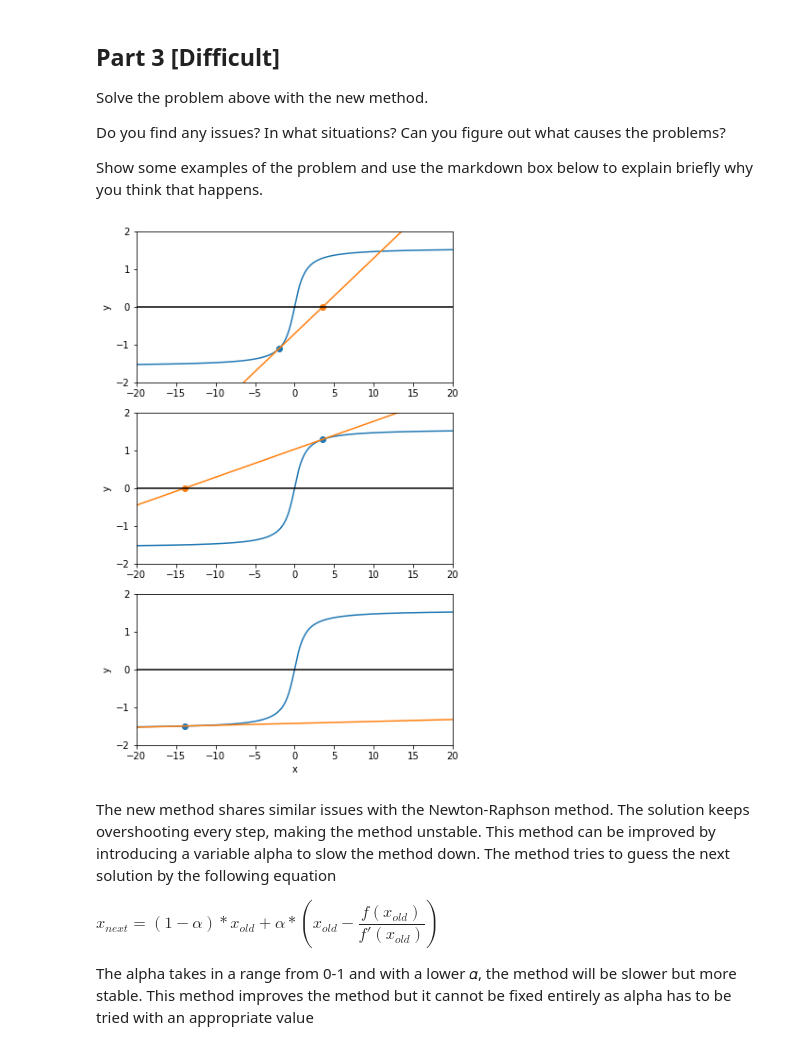
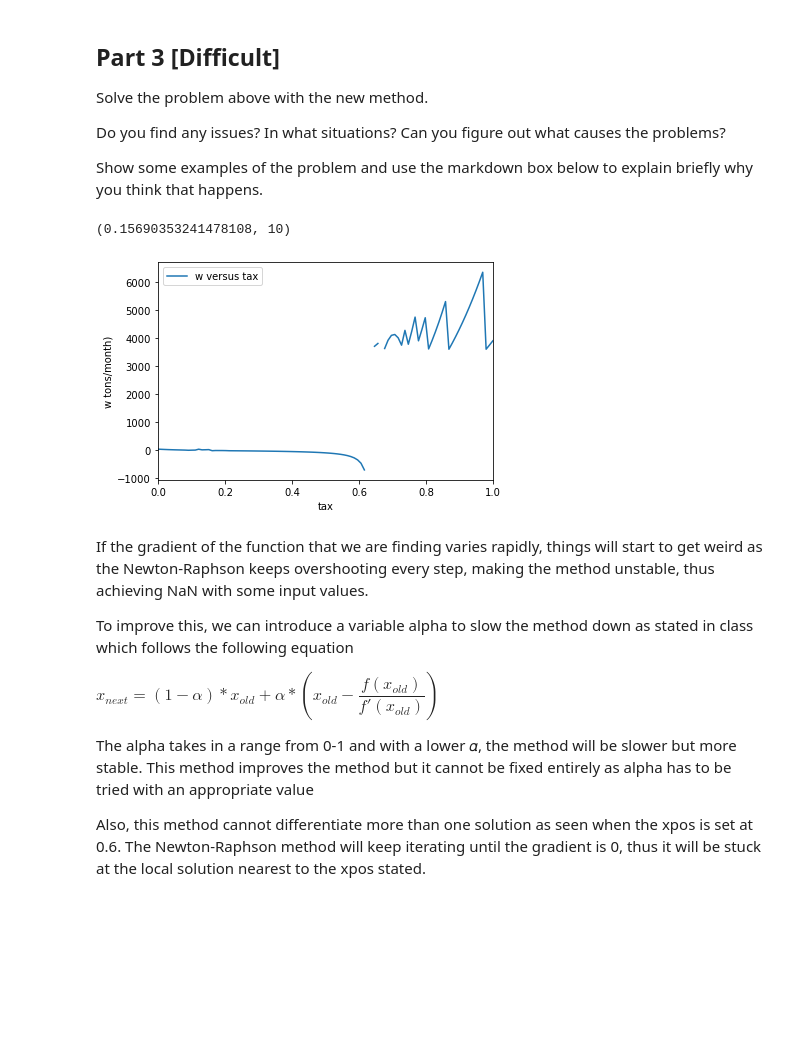
Before and after one commit to fengqingg/Waste-Optimization-Analysis, a Jupyter notebook: Waste Optimization.ipynb, the cells around one changed output. Drawn from its saved outputs; the diff is of its cells as text; code cells hidden in the pictures; blank space fills up the shorter version.

```diff
--- a/Waste Optimization.ipynb
+++ b/Waste Optimization.ipynb
@@ -244,39 +233,25 @@ Solve the problem above with the new method.
 Do you find any issues? In what situations? Can you figure out what causes the problems?
 
 Show some examples of the problem and use the markdown box below to explain briefly why you think that happens.
-# %%
-funtToUse = lambda x: np.arctan(x)
-def grad(func,x0):
-    tri=0.001
-    f1 =func(x0+tri/2)
-    f2 = func(x0-tri/2)
-    fprime= (f1-f2)/tri
-
-    return fprime
-
-numberOfPlots = 3
-
-# Construction of figures
-fig, axs = plt.subplots(numberOfPlots); axs[-1].set_xlabel('x');
-fig.subplots_adjust(wspace=0.2); fig.set_figheight(10)
-x = np.linspace(-20., 20., 200)
-y = funtToUse(x)
-x0 = -2.
-
-for subplt in axs:
-    subplt.plot(x, y)
-    subplt.scatter([x0],[funtToUse(x0)])
-    ytangent = funtToUse(x0) + grad(funtToUse,x0)*(x-x0)
-    subplt.plot(x, ytangent)
-    subplt.set_ylabel('y');  subplt.set_ylim(-2.,2.); subplt.set_xlim(-20.,20.);
-    subplt.axhline(y=0, color='k')
-    x0 = x0 - funtToUse(x0)/grad(funtToUse,x0)
-    subplt.scatter([x0],[0])
-# %% [output]
-[figure, removed]
+# %%
+tax = np.linspace(0,1,100)
+w =[]
+for i in tax:
+    w.append(OwnerFunction(i))
+plt.plot(tax, w, label = "w versus tax");
+plt.xlabel('tax'); plt.ylabel('w tons/month)'); plt.legend(); plt.xlim(0,1)
+
+findRootNewtonRaphsonDiscr(lambda x: OwnerFunction(x)-desiredW,discreteGrad,0.6,1000,0.00001,alpha=0.4)
+# %% [output]
+(0.15690353241478108, 10)
+[figure, added]
 # %% [markdown]
-The new method shares similar issues with the Newton-Raphson method. The solution keeps overshooting every step, making the method unstable. This method can be improved by introducing a variable alpha to slow the method down. The method tries to guess the next solution by the following equation
+If the gradient of the function that we are finding varies rapidly, things will start to get weird as the Newton-Raphson keeps overshooting every step, making the method unstable, thus achieving NaN with some input values.
+
+To improve this,  we can introduce a variable alpha to slow the method down as stated in class which follows the following equation
 
 $ x_{next} = (1-\alpha) * x_{old} + \alpha * \left( x_{old} - \dfrac{f(x_{old})}{f'(x_{old})} \right)$
 
 The alpha takes in a range from 0-1 and with a lower 𝛼, the method will be slower but more stable. This method improves the method but it cannot be fixed entirely as alpha has to be tried with an appropriate value
+
+Also, this method cannot differentiate more than one solution as seen when the xpos is set at 0.6. The Newton-Raphson method will keep iterating until the gradient is 0, thus it will be stuck at the local solution nearest to the xpos stated.
```
Also changed, not shown: parts of 4 cells of this notebook.
